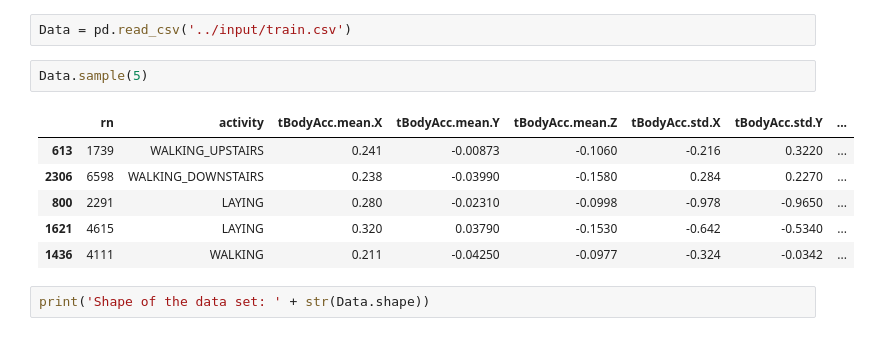
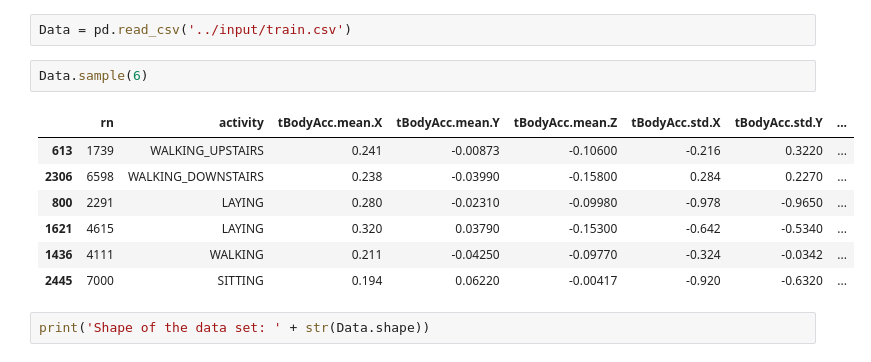
Before and after one commit to Soroush190/K-Means-Clustering-and-PCA-of-Human-Activity-Recognition, a Jupyter notebook: k-means-clustering-pca.ipynb, the cells around one changed output. Drawn from its saved outputs; the diff is of its cells as text.

```diff
--- a/k-means-clustering-pca.ipynb
+++ b/k-means-clustering-pca.ipynb
@@ -40,14 +36,15 @@ np.random.seed(123)
 # %%
 Data = pd.read_csv('../input/train.csv')
 # %%
-Data.sample(5)
+Data.sample(6)
 # %% [output]
 |  | rn | activity | tBodyAcc.mean.X | tBodyAcc.mean.Y | tBodyAcc.mean.Z | tBodyAcc.std.X | tBodyAcc.std.Y | ... |
-| 613 | 1739 | WALKING_UPSTAIRS | 0.241 | -0.00873 | -0.1060 | -0.216 | 0.3220 | ... |
-| 2306 | 6598 | WALKING_DOWNSTAIRS | 0.238 | -0.03990 | -0.1580 | 0.284 | 0.2270 | ... |
-| 800 | 2291 | LAYING | 0.280 | -0.02310 | -0.0998 | -0.978 | -0.9650 | ... |
-| 1621 | 4615 | LAYING | 0.320 | 0.03790 | -0.1530 | -0.642 | -0.5340 | ... |
-| 1436 | 4111 | WALKING | 0.211 | -0.04250 | -0.0977 | -0.324 | -0.0342 | ... |
+| 613 | 1739 | WALKING_UPSTAIRS | 0.241 | -0.00873 | -0.10600 | -0.216 | 0.3220 | ... |
+| 2306 | 6598 | WALKING_DOWNSTAIRS | 0.238 | -0.03990 | -0.15800 | 0.284 | 0.2270 | ... |
+| 800 | 2291 | LAYING | 0.280 | -0.02310 | -0.09980 | -0.978 | -0.9650 | ... |
+| 1621 | 4615 | LAYING | 0.320 | 0.03790 | -0.15300 | -0.642 | -0.5340 | ... |
+| 1436 | 4111 | WALKING | 0.211 | -0.04250 | -0.09770 | -0.324 | -0.0342 | ... |
+| 2445 | 7000 | SITTING | 0.194 | 0.06220 | -0.00417 | -0.920 | -0.6320 | ... |
 # %%
 print('Shape of the data set: ' + str(Data.shape))
 # %% [output]
```
Also changed, not shown: parts of 1 cell of this notebook.
